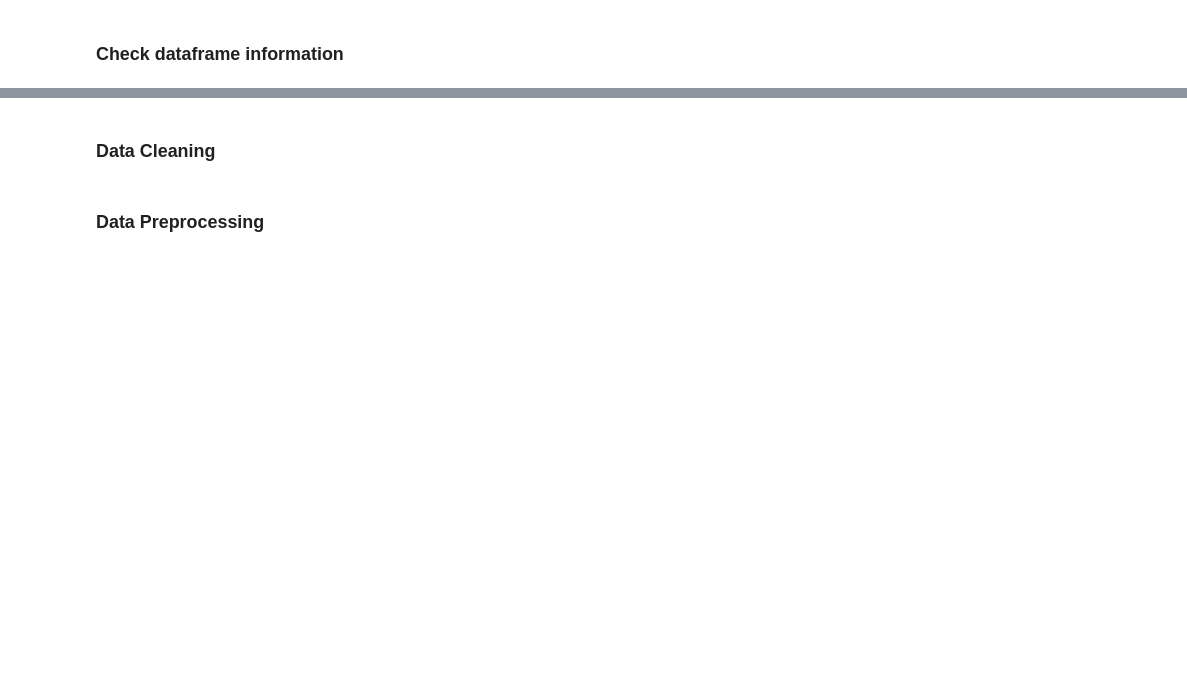
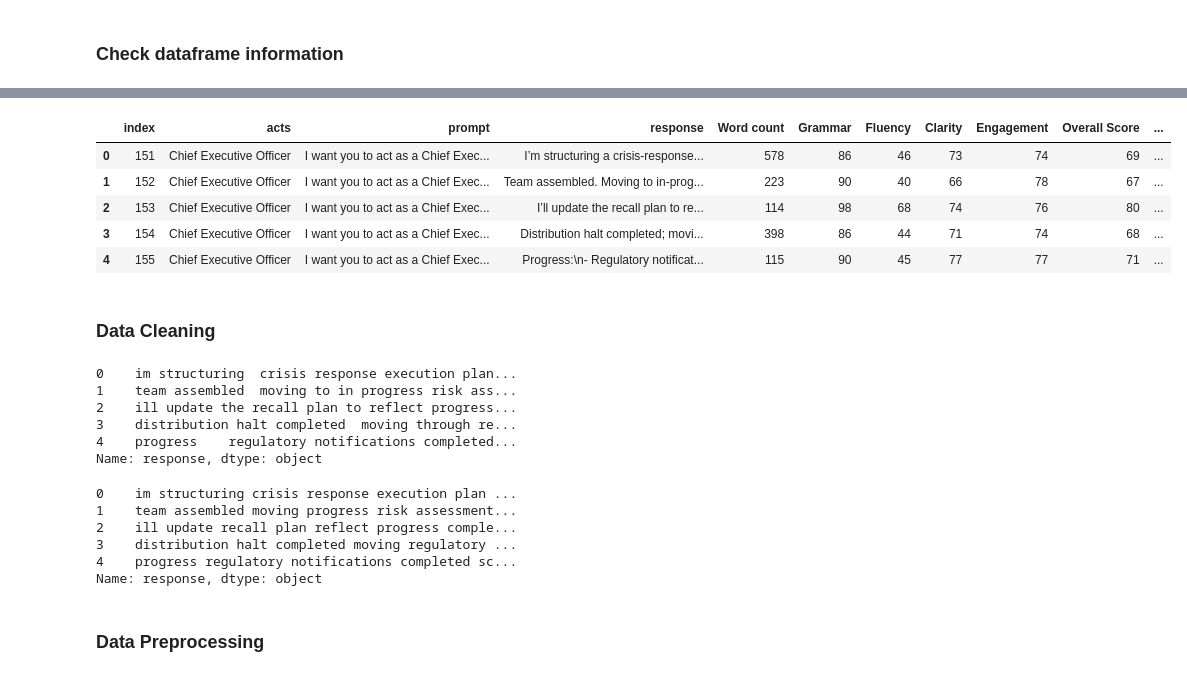
Before and after one commit to Turbulentguy/Text-Analytics, a Jupyter notebook: main.ipynb, the cells around one changed output, grey strips where cells are left out. Drawn from its saved outputs; the diff is of its cells as text; code cells hidden in the pictures; blank space fills up the shorter version.

```diff
--- a/main.ipynb
+++ b/main.ipynb
@@ -38,3 +59,14 @@ memory usage: 3.3+ KB
+# %%
+non_stopword_df = df.copy()
+
+non_stopword_df.head()
+# %% [output]
+|  | index | acts | prompt | response | Word count | Grammar | Fluency | Clarity | Engagement | Overall Score | ... |
+| 0 | 151 | Chief Executive Officer | I want you to act as a Chief Exec... | I’m structuring a crisis-response... | 578 | 86 | 46 | 73 | 74 | 69 | ... |
+| 1 | 152 | Chief Executive Officer | I want you to act as a Chief Exec... | Team assembled. Moving to in‑prog... | 223 | 90 | 40 | 66 | 78 | 67 | ... |
+| 2 | 153 | Chief Executive Officer | I want you to act as a Chief Exec... | I’ll update the recall plan to re... | 114 | 98 | 68 | 74 | 76 | 80 | ... |
+| 3 | 154 | Chief Executive Officer | I want you to act as a Chief Exec... | Distribution halt completed; movi... | 398 | 86 | 44 | 71 | 74 | 68 | ... |
+| 4 | 155 | Chief Executive Officer | I want you to act as a Chief Exec... | Progress:\n- Regulatory notificat... | 115 | 90 | 45 | 77 | 77 | 71 | ... |
 # %% [markdown]
 ### Data Cleaning
 # %%
@@ -58,2 +105,20 @@ df['prompt'] = df['prompt'].apply(clean_text).apply(clean_punctuation)
+# %%
+df['response'].head()
+# %% [output]
+0    im structuring  crisis response execution plan...
+1    team assembled  moving to in progress risk ass...
+2    ill update the recall plan to reflect progress...
+3    distribution halt completed  moving through re...
+4    progress    regulatory notifications completed...
+Name: response, dtype: object
+# %%
+non_stopword_df['response'].head()
+# %% [output]
+0    im structuring crisis response execution plan ...
+1    team assembled moving progress risk assessment...
+2    ill update recall plan reflect progress comple...
+3    distribution halt completed moving regulatory ...
+4    progress regulatory notifications completed sc...
+Name: response, dtype: object
 # %% [markdown]
 ### Data Preprocessing
```
Also changed, not shown: parts of 16 cells of this notebook.
